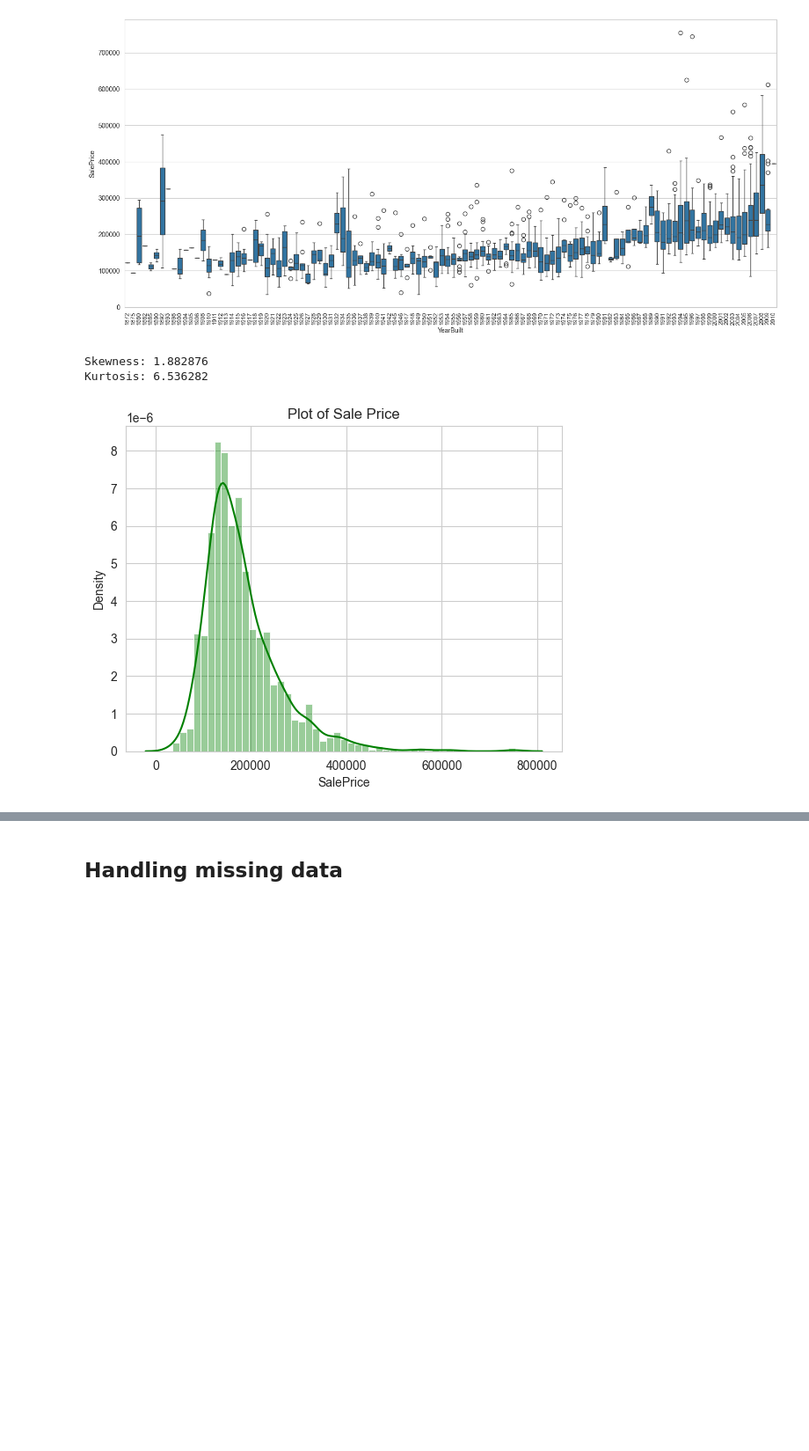
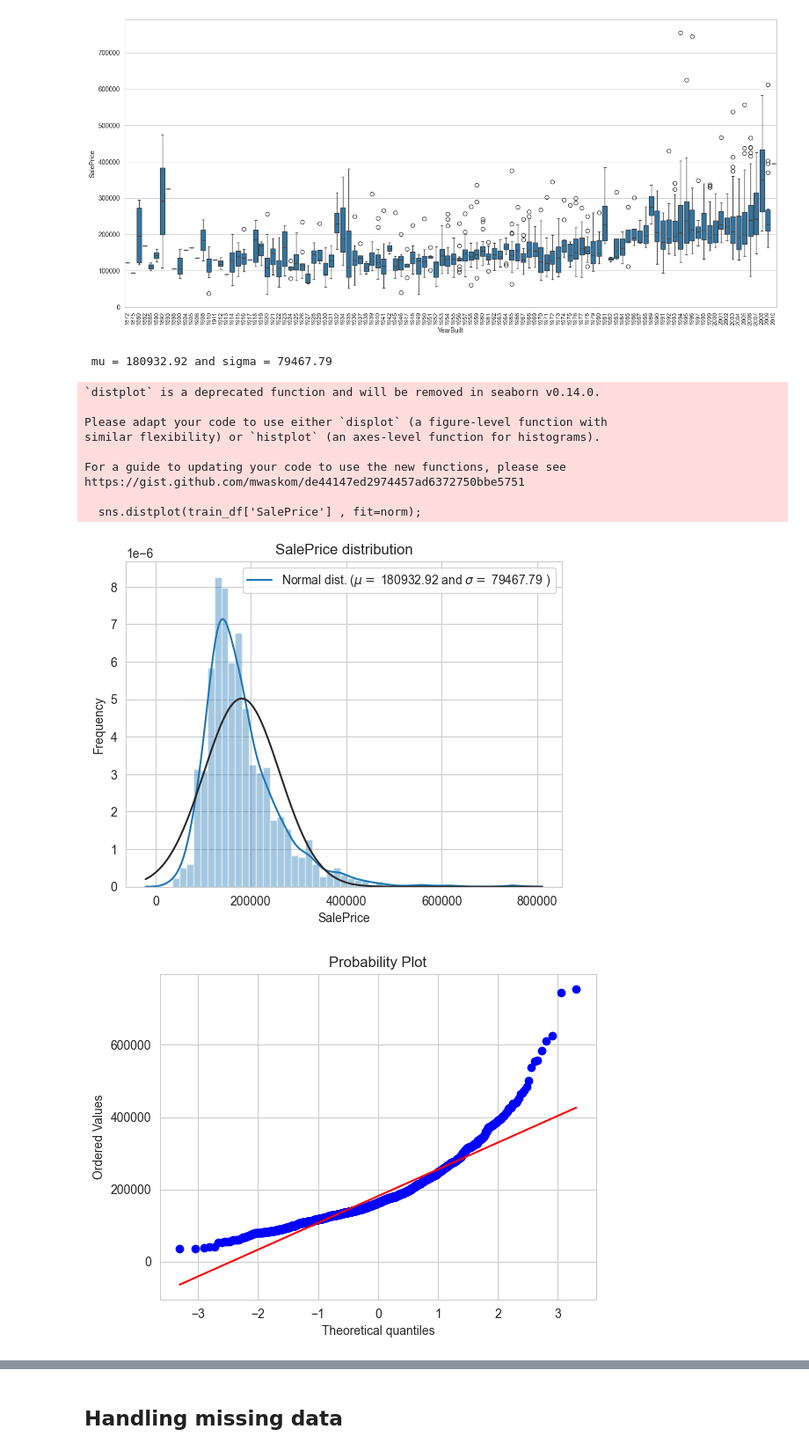
Before and after one commit to hoaghiepp/ml_learning, a Jupyter notebook: house_prices_prediction_kaggle/house_price_predicition.ipynb, the cells around one changed output, grey strips where cells are left out. Shown at 88% size. Drawn from its saved outputs; the diff is of its cells as text; code cells hidden in the pictures; blank space fills up the shorter version.

```diff
--- a/house_prices_prediction_kaggle/house_price_predicition.ipynb
+++ b/house_prices_prediction_kaggle/house_price_predicition.ipynb
@@ -197,14 +128,34 @@ plt.xticks(rotation=90, fontsize=9)
   Text(110, 0, '2009'),
   Text(111, 0, '2010')])
 [figure]
-# %%
-sns.histplot(data_df['SalePrice'], kde=True, stat='density', color='g', alpha=0.4, kde_kws=dict(cut=3))
-plt.title( "Plot of Sale Price")
-
-print("Skewness: %f" % data_df['SalePrice'].skew())
-print("Kurtosis: %f" % data_df['SalePrice'].kurt())
-# %% [output]
-Skewness: 1.882876
-Kurtosis: 6.536282
-[figure, removed]
+# %%
+sns.distplot(train_df['SalePrice'] , fit=norm);
+
+
+(mu, sigma) = norm.fit(train_df['SalePrice'])
+print( '\n mu = {:.2f} and sigma = {:.2f}\n'.format(mu, sigma))
+
+
+plt.legend(['Normal dist. ($\mu=$ {:.2f} and $\sigma=$ {:.2f} )'.format(mu, sigma)],
+            loc='best')
+plt.ylabel('Frequency')
+plt.title('SalePrice distribution')
+
+
+fig = plt.figure()
+res = stats.probplot(train_df['SalePrice'], plot=plt)
+plt.show()
+# %% [output]
+ mu = 180932.92 and sigma = 79467.79
+`distplot` is a deprecated function and will be removed in seaborn v0.14.0.
+
+Please adapt your code to use either `displot` (a figure-level function with
+similar flexibility) or `histplot` (an axes-level function for histograms).
+
+For a guide to updating your code to use the new functions, please see
+https://gist.github.com/mwaskom/de44147ed2974457ad6372750bbe5751
+
+  sns.distplot(train_df['SalePrice'] , fit=norm);
+[figure, added]
+[figure, added]
 # %% [markdown]
```
Also changed, not shown: parts of 182 cells of this notebook, 3 other files.
